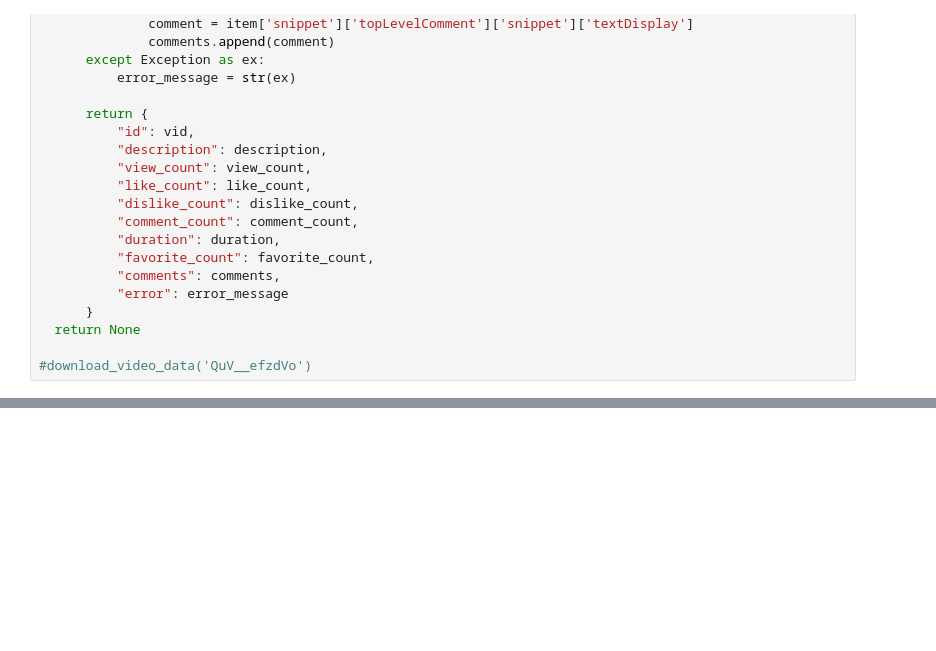
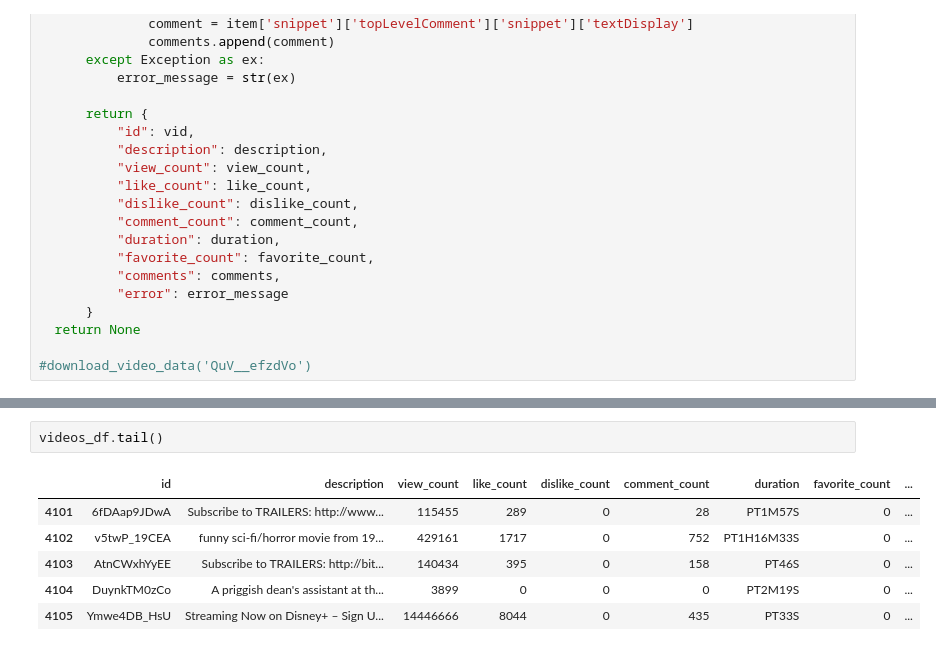
Before and after one commit to acorreal7/youtube-comments-analysis, a Jupyter notebook: DownloadData.ipynb, the cells around one changed output, grey strips where cells are left out. Cells and saved outputs as stored; diff of their text form; blank space fills up the shorter version.

```diff
--- a/DownloadData.ipynb
+++ b/DownloadData.ipynb
@@ -125,0 +137,9 @@ videos_df.head()
+# %%
+videos_df.tail()
+# %% [output]
+|  | id | description | view_count | like_count | dislike_count | comment_count | duration | favorite_count | ... |
+| 4101 | 6fDAap9JDwA | Subscribe to TRAILERS: http://www... | 115455 | 289 | 0 | 28 | PT1M57S | 0 | ... |
+| 4102 | v5twP_19CEA | funny sci-fi/horror movie from 19... | 429161 | 1717 | 0 | 752 | PT1H16M33S | 0 | ... |
+| 4103 | AtnCWxhYyEE | Subscribe to TRAILERS: http://bit... | 140434 | 395 | 0 | 158 | PT46S | 0 | ... |
+| 4104 | DuynkTM0zCo | A priggish dean's assistant at th... | 3899 | 0 | 0 | 0 | PT2M19S | 0 | ... |
+| 4105 | Ymwe4DB_HsU | Streaming Now on Disney+ – Sign U... | 14446666 | 8044 | 0 | 435 | PT33S | 0 | ... |
```
Also changed, not shown: parts of 5 cells of this notebook, 1 other file.
